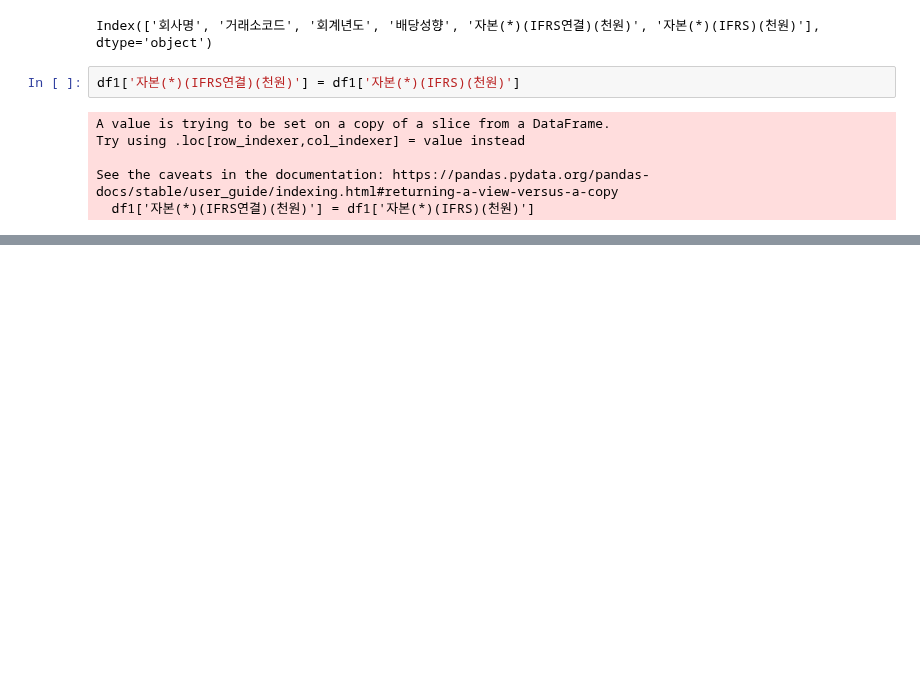
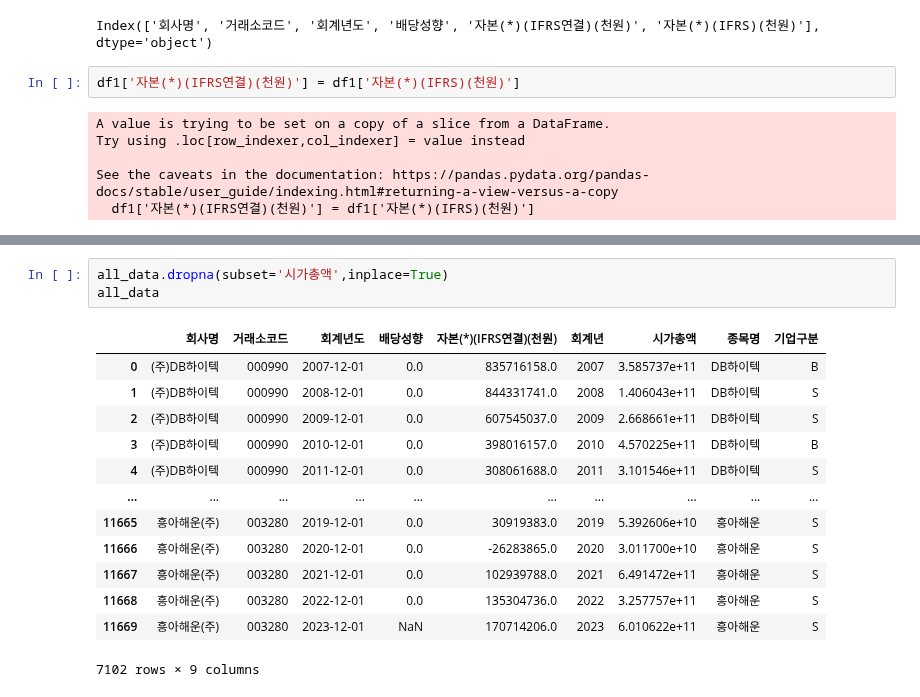
Before and after one commit to kimsierra/vscode, a Jupyter notebook: 2024/ML/해커톤/20년배당성향.순자산.ipynb, the cells around one changed output, grey strips where cells are left out. Saved outputs shown, nothing was run; the diff lists cells and outputs as text; blank space fills up the shorter version.

```diff
--- a/2024/ML/해커톤/20년배당성향.순자산.ipynb
+++ b/2024/ML/해커톤/20년배당성향.순자산.ipynb
@@ -147,0 +396,17 @@ Index: []
+# %%
+all_data.dropna(subset='시가총액',inplace=True)
+all_data
+# %% [output]
+|  | 회사명 | 거래소코드 | 회계년도 | 배당성향 | 자본(*)(IFRS연결)(천원) | 회계년 | 시가총액 | 종목명 | 기업구분 |
+| 0 | (주)DB하이텍 | 000990 | 2007-12-01 | 0.0 | 835716158.0 | 2007 | 3.585737e+11 | DB하이텍 | B |
+| 1 | (주)DB하이텍 | 000990 | 2008-12-01 | 0.0 | 844331741.0 | 2008 | 1.406043e+11 | DB하이텍 | S |
+| 2 | (주)DB하이텍 | 000990 | 2009-12-01 | 0.0 | 607545037.0 | 2009 | 2.668661e+11 | DB하이텍 | S |
+| 3 | (주)DB하이텍 | 000990 | 2010-12-01 | 0.0 | 398016157.0 | 2010 | 4.570225e+11 | DB하이텍 | B |
+| 4 | (주)DB하이텍 | 000990 | 2011-12-01 | 0.0 | 308061688.0 | 2011 | 3.101546e+11 | DB하이텍 | S |
+| ... | ... | ... | ... | ... | ... | ... | ... | ... | ... |
+| 11665 | 흥아해운(주) | 003280 | 2019-12-01 | 0.0 | 30919383.0 | 2019 | 5.392606e+10 | 흥아해운 | S |
+| 11666 | 흥아해운(주) | 003280 | 2020-12-01 | 0.0 | -26283865.0 | 2020 | 3.011700e+10 | 흥아해운 | S |
+| 11667 | 흥아해운(주) | 003280 | 2021-12-01 | 0.0 | 102939788.0 | 2021 | 6.491472e+11 | 흥아해운 | S |
+| 11668 | 흥아해운(주) | 003280 | 2022-12-01 | 0.0 | 135304736.0 | 2022 | 3.257757e+11 | 흥아해운 | S |
+| 11669 | 흥아해운(주) | 003280 | 2023-12-01 | NaN | 170714206.0 | 2023 | 6.010622e+11 | 흥아해운 | S |
+7102 rows × 9 columns
```
Also changed, not shown: parts of 33 cells of this notebook, 1 other file.
